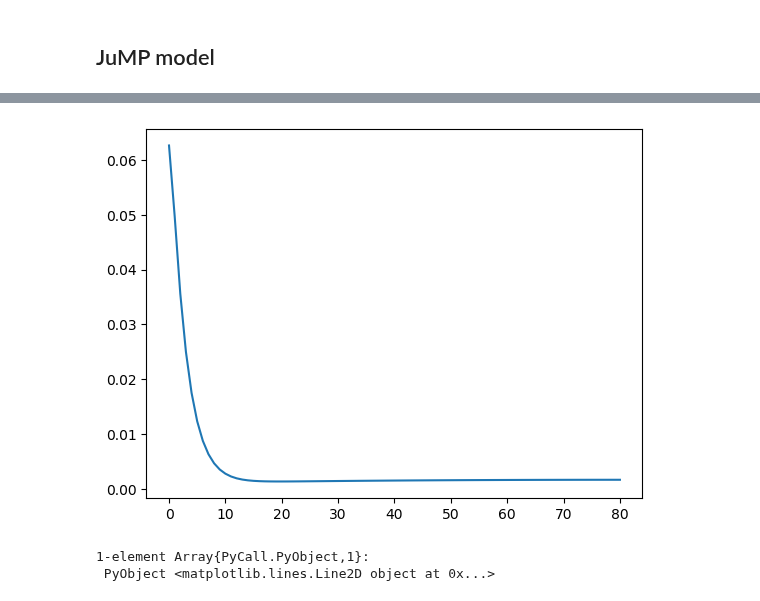
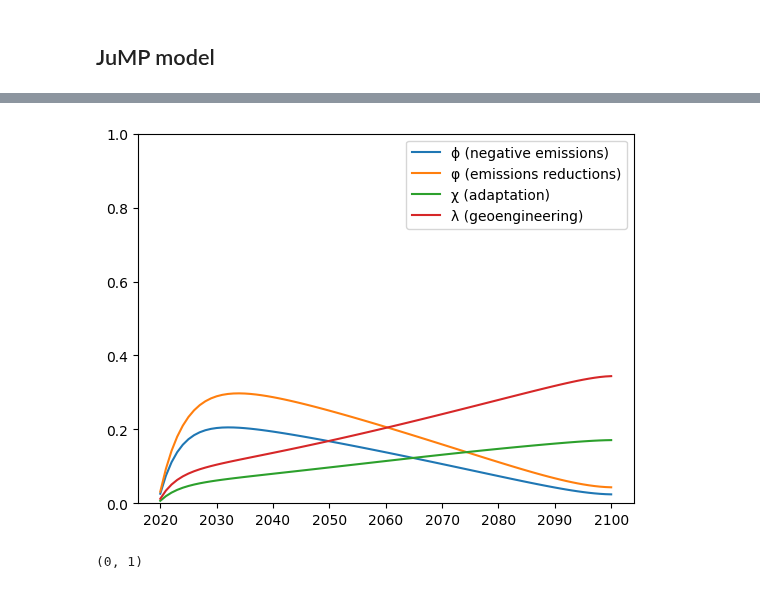
Before and after one commit to hdrake/OptimizeClimate, a Jupyter notebook: notebooks/JuMP_model.ipynb, the cells around one changed output, grey strips where cells are left out. Saved outputs shown, nothing was run; the diff lists cells and outputs as text; code cells hidden in the pictures.

```diff
--- a/notebooks/JuMP_model.ipynb
+++ b/notebooks/JuMP_model.ipynb
@@ -161,6 +148,11 @@ plot(value.(λ))
-# %%
-plot(value.(χ))
-# %% [output]
-[figure, removed]
-1-element Array{PyCall.PyObject,1}:
- PyObject <matplotlib.lines.Line2D object at 0x...>
+# %%
+plot(t, value.(ϕ), label="ϕ (negative emissions)")
+plot(t, value.(φ), label="φ (emissions reductions)")
+plot(t, value.(χ), label="χ (adaptation)")
+plot(t, value.(λ), label="λ (geoengineering)")
+
+legend()
+ylim(0,1)
+# %% [output]
+[figure, added]
+(0, 1)
```
Also changed, not shown: parts of 8 cells of this notebook, 3 other files.
